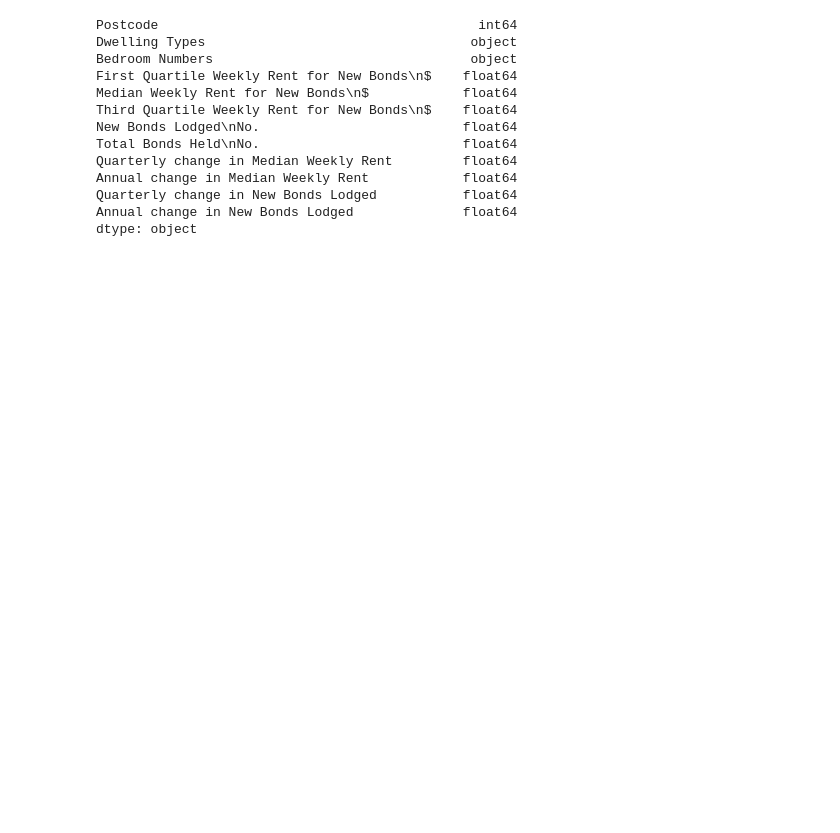
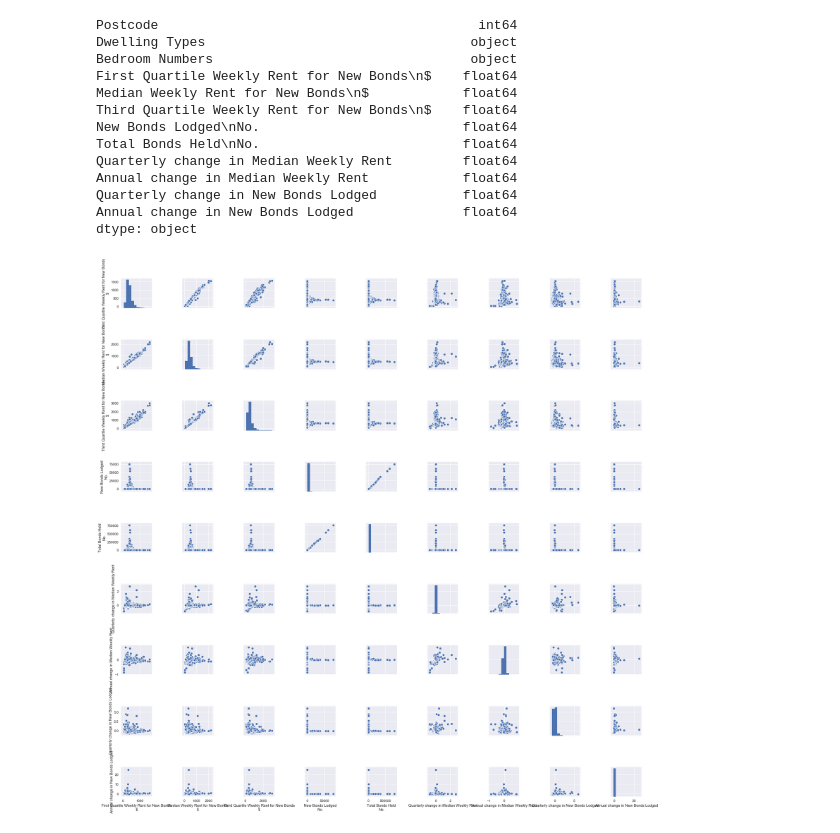
Before and after one commit to Hamza-cmd/Comp257-Project, a Jupyter notebook: Renttables.ipynb, the cells around one changed output. Cells and saved outputs as stored; diff of their text form; code cells hidden in the pictures; blank space fills up the shorter version.

Commit message:
pairplots started

```diff
--- a/Renttables.ipynb
+++ b/Renttables.ipynb
@@ -71,3 +84,7 @@ Annual change in Median Weekly Rent            float64
 Quarterly change in New Bonds Lodged           float64
 Annual change in New Bonds Lodged              float64
 dtype: object
+# %%
+g = sns.pairplot(LGA)
+# %% [output]
+[figure, added]
```
Also changed, not shown: parts of 2 cells of this notebook, 1 other file.
